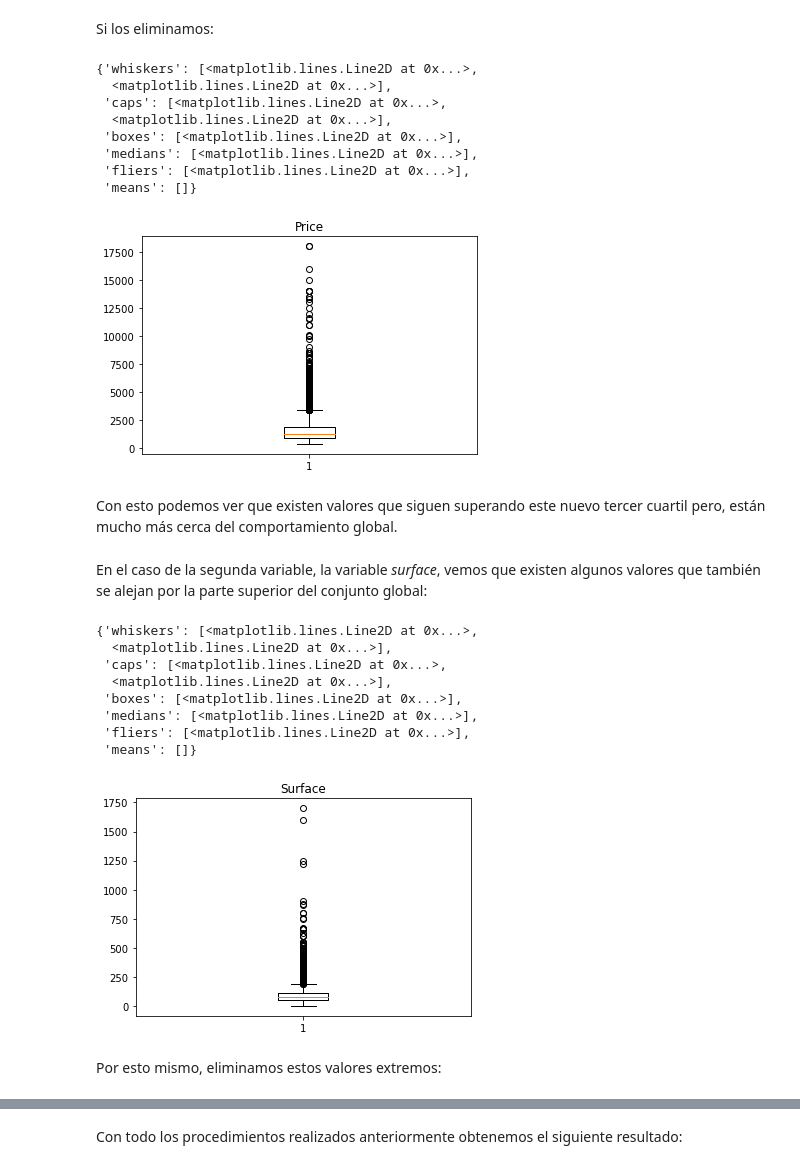
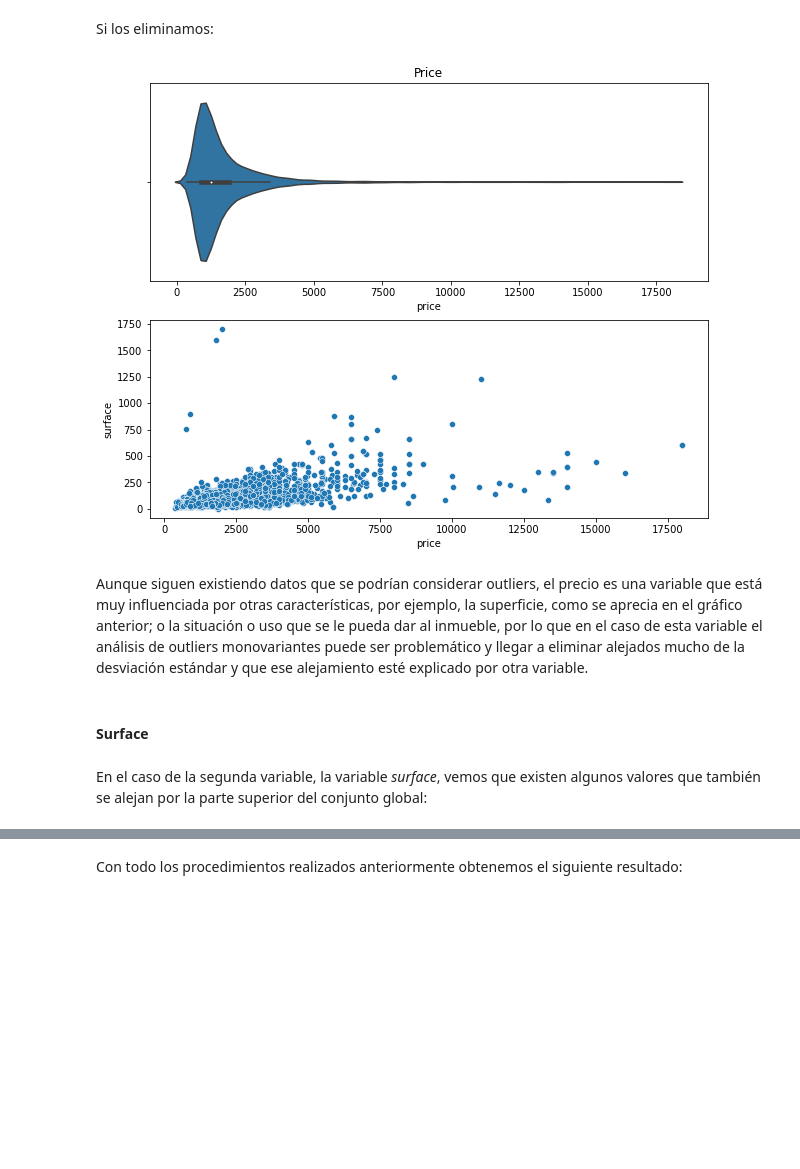
Before and after one commit to KevMCh/PRAC2, a Jupyter notebook: src/cleaning.ipynb, the cells around one changed output, grey strips where cells are left out. Saved outputs shown, nothing was run; the diff lists cells and outputs as text; code cells hidden in the pictures; blank space fills up the shorter version.

```diff
--- a/src/cleaning.ipynb
+++ b/src/cleaning.ipynb
@@ -149,34 +285,18 @@ dataset = dataset[dataset.price < 25000]
-# %%
-fig, ax = plt.subplots()
-ax.set_title('Price')
-ax.boxplot(dataset.price)
-# %% [output]
-{'whiskers': [<matplotlib.lines.Line2D at 0x...>,
-  <matplotlib.lines.Line2D at 0x...>],
- 'caps': [<matplotlib.lines.Line2D at 0x...>,
-  <matplotlib.lines.Line2D at 0x...>],
- 'boxes': [<matplotlib.lines.Line2D at 0x...>],
- 'medians': [<matplotlib.lines.Line2D at 0x...>],
- 'fliers': [<matplotlib.lines.Line2D at 0x...>],
- 'means': []}
-[figure, removed]
-# %% [markdown]
-Con esto podemos ver que existen valores que siguen superando este nuevo tercer cuartil pero, están mucho más cerca del comportamiento global.
+# %%
+alquiler = alquiler[alquiler.price < 20000]
+# %%
+fig, ax = plt.subplots(2,1,figsize=(10,8))
+
+sns.violinplot(x=alquiler.price, ax=ax[0])
+ax[0].set_title("Price")
+
+sns.scatterplot(x="price", y="surface", data=alquiler, ax=ax[1])
+plt.show()
+# %% [output]
+[figure, added]
+# %% [markdown]
+Aunque siguen existiendo datos que se podrían considerar outliers, el precio es una variable que está muy influenciada por otras características, por ejemplo, la superficie, como se aprecia en el gráfico anterior; o la situación o uso que se le pueda dar al inmueble, por lo que en el caso de esta variable el análisis de outliers monovariantes puede ser problemático y llegar a eliminar alejados mucho de la desviación estándar y que ese alejamiento esté explicado por otra variable.
+# %% [markdown]
+#### Surface
 # %% [markdown]
 En el caso de la segunda variable, la variable *surface*, vemos que existen algunos valores que también se alejan por la parte superior del conjunto global:
-# %%
-fig, ax = plt.subplots()
-ax.set_title('Surface')
-ax.boxplot(dataset.surface)
-# %% [output]
-{'whiskers': [<matplotlib.lines.Line2D at 0x...>,
-  <matplotlib.lines.Line2D at 0x...>],
- 'caps': [<matplotlib.lines.Line2D at 0x...>,
-  <matplotlib.lines.Line2D at 0x...>],
- 'boxes': [<matplotlib.lines.Line2D at 0x...>],
- 'medians': [<matplotlib.lines.Line2D at 0x...>],
- 'fliers': [<matplotlib.lines.Line2D at 0x...>],
- 'means': []}
-[figure, removed]
-# %% [markdown]
-Por esto mismo, eliminamos estos valores extremos:
```
Also changed, not shown: parts of 104 cells of this notebook, 3 other files.
